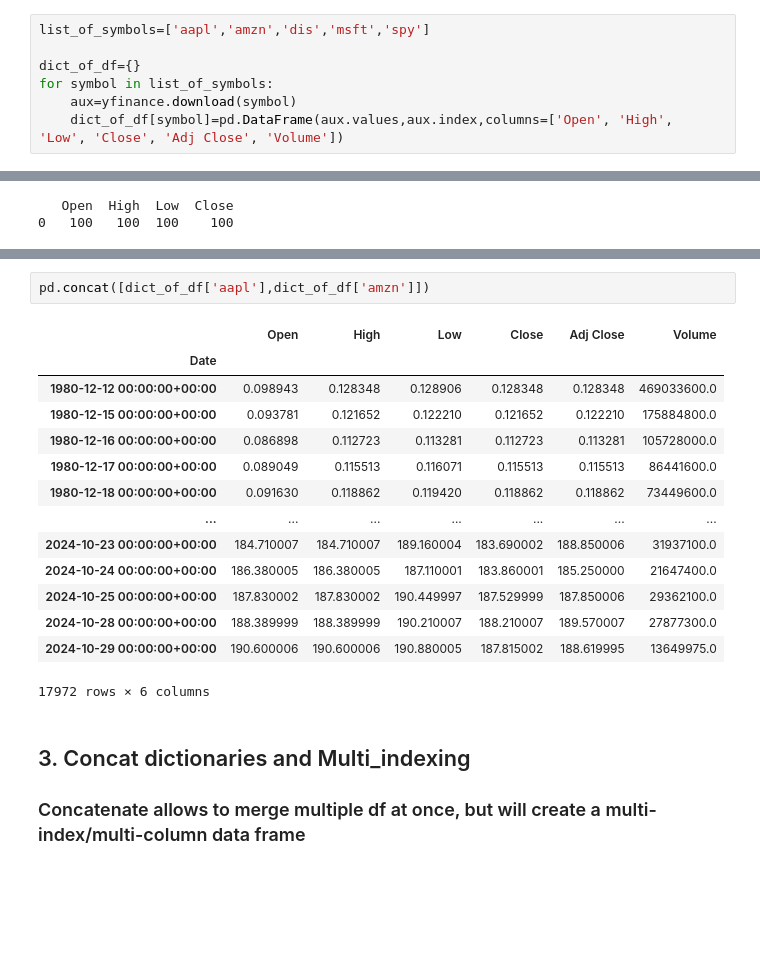
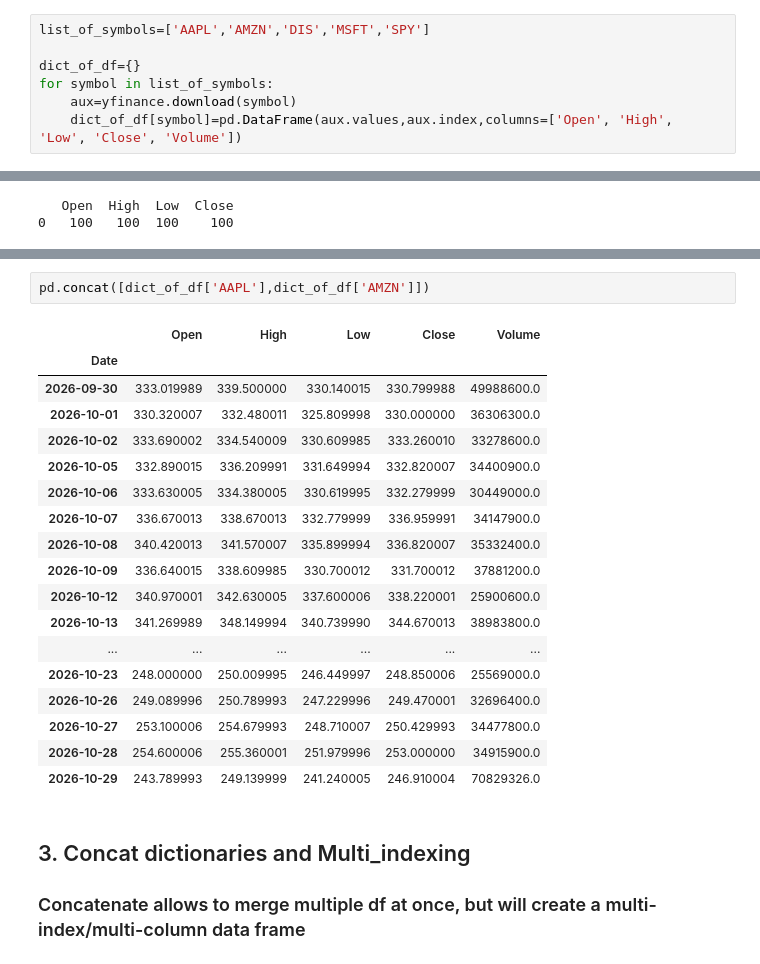
Before and after one commit to tdhadfield/MATH_70112, a Jupyter notebook: Session_5_IntroToPandas.ipynb, the cells around one changed output, grey strips where cells are left out. Drawn from its saved outputs; the diff is of its cells as text; blank space fills up the shorter version.

```diff
--- a/Session_5_IntroToPandas.ipynb
+++ b/Session_5_IntroToPandas.ipynb
@@ -1166,12 +1362,12 @@ Name: Close, Length: 11062, dtype: float64
 
 ### Now that we have a clear view on basic data manipulation, we can ask ourselves how can we merge data from different Stocks?
 # %%
-list_of_symbols=['aapl','amzn','dis','msft','spy']
+list_of_symbols=['AAPL','AMZN','DIS','MSFT','SPY']
 
 dict_of_df={}
 for symbol in list_of_symbols:
     aux=yfinance.download(symbol)
-    dict_of_df[symbol]=pd.DataFrame(aux.values,aux.index,columns=['Open', 'High', 'Low', 'Close', 'Adj Close', 'Volume'])
+    dict_of_df[symbol]=pd.DataFrame(aux.values,aux.index,columns=['Open', 'High', 'Low', 'Close', 'Volume'])
 # %% [output]
 [*********************100%***********************]  1 of 1 completed
 [*********************100%***********************]  1 of 1 completed
@@ -1277,20 +1485,24 @@ AAPL
 # %%
-pd.concat([dict_of_df['aapl'],dict_of_df['amzn']])
+pd.concat([dict_of_df['AAPL'],dict_of_df['AMZN']])
 # %% [output]
-|  | Open | High | Low | Close | Adj Close | Volume |
-| Date |  |  |  |  |  |  |
-| 1980-12-12 00:00:00+00:00 | 0.098943 | 0.128348 | 0.128906 | 0.128348 | 0.128348 | 469033600.0 |
-| 1980-12-15 00:00:00+00:00 | 0.093781 | 0.121652 | 0.122210 | 0.121652 | 0.122210 | 175884800.0 |
-| 1980-12-16 00:00:00+00:00 | 0.086898 | 0.112723 | 0.113281 | 0.112723 | 0.113281 | 105728000.0 |
-| 1980-12-17 00:00:00+00:00 | 0.089049 | 0.115513 | 0.116071 | 0.115513 | 0.115513 | 86441600.0 |
-| 1980-12-18 00:00:00+00:00 | 0.091630 | 0.118862 | 0.119420 | 0.118862 | 0.118862 | 73449600.0 |
-| ... | ... | ... | ... | ... | ... | ... |
-| 2024-10-23 00:00:00+00:00 | 184.710007 | 184.710007 | 189.160004 | 183.690002 | 188.850006 | 31937100.0 |
-| 2024-10-24 00:00:00+00:00 | 186.380005 | 186.380005 | 187.110001 | 183.860001 | 185.250000 | 21647400.0 |
-| 2024-10-25 00:00:00+00:00 | 187.830002 | 187.830002 | 190.449997 | 187.529999 | 187.850006 | 29362100.0 |
-| 2024-10-28 00:00:00+00:00 | 188.389999 | 188.389999 | 190.210007 | 188.210007 | 189.570007 | 27877300.0 |
-| 2024-10-29 00:00:00+00:00 | 190.600006 | 190.600006 | 190.880005 | 187.815002 | 188.619995 | 13649975.0 |
+|  | Open | High | Low | Close | Volume |
+| Date |  |  |  |  |  |
+| 2026-09-30 | 333.019989 | 339.500000 | 330.140015 | 330.799988 | 49988600.0 |
+| 2026-10-01 | 330.320007 | 332.480011 | 325.809998 | 330.000000 | 36306300.0 |
+| 2026-10-02 | 333.690002 | 334.540009 | 330.609985 | 333.260010 | 33278600.0 |
+| 2026-10-05 | 332.890015 | 336.209991 | 331.649994 | 332.820007 | 34400900.0 |
+| 2026-10-06 | 333.630005 | 334.380005 | 330.619995 | 332.279999 | 30449000.0 |
+| 2026-10-07 | 336.670013 | 338.670013 | 332.779999 | 336.959991 | 34147900.0 |
+| 2026-10-08 | 340.420013 | 341.570007 | 335.899994 | 336.820007 | 35332400.0 |
+| 2026-10-09 | 336.640015 | 338.609985 | 330.700012 | 331.700012 | 37881200.0 |
+| 2026-10-12 | 340.970001 | 342.630005 | 337.600006 | 338.220001 | 25900600.0 |
+| 2026-10-13 | 341.269989 | 348.149994 | 340.739990 | 344.670013 | 38983800.0 |
+| ... | ... | ... | ... | ... | ... |
+| 2026-10-23 | 248.000000 | 250.009995 | 246.449997 | 248.850006 | 25569000.0 |
+| 2026-10-26 | 249.089996 | 250.789993 | 247.229996 | 249.470001 | 32696400.0 |
+| 2026-10-27 | 253.100006 | 254.679993 | 248.710007 | 250.429993 | 34477800.0 |
+| 2026-10-28 | 254.600006 | 255.360001 | 251.979996 | 253.000000 | 34915900.0 |
+| 2026-10-29 | 243.789993 | 249.139999 | 241.240005 | 246.910004 | 70829326.0 |
-17972 rows × 6 columns
 # %% [markdown]
 ## 3. Concat dictionaries and Multi_indexing
 ### Concatenate allows to merge multiple df at once, but will create a multi-index/multi-column data frame
```
Also changed, not shown: parts of 116 cells of this notebook.
